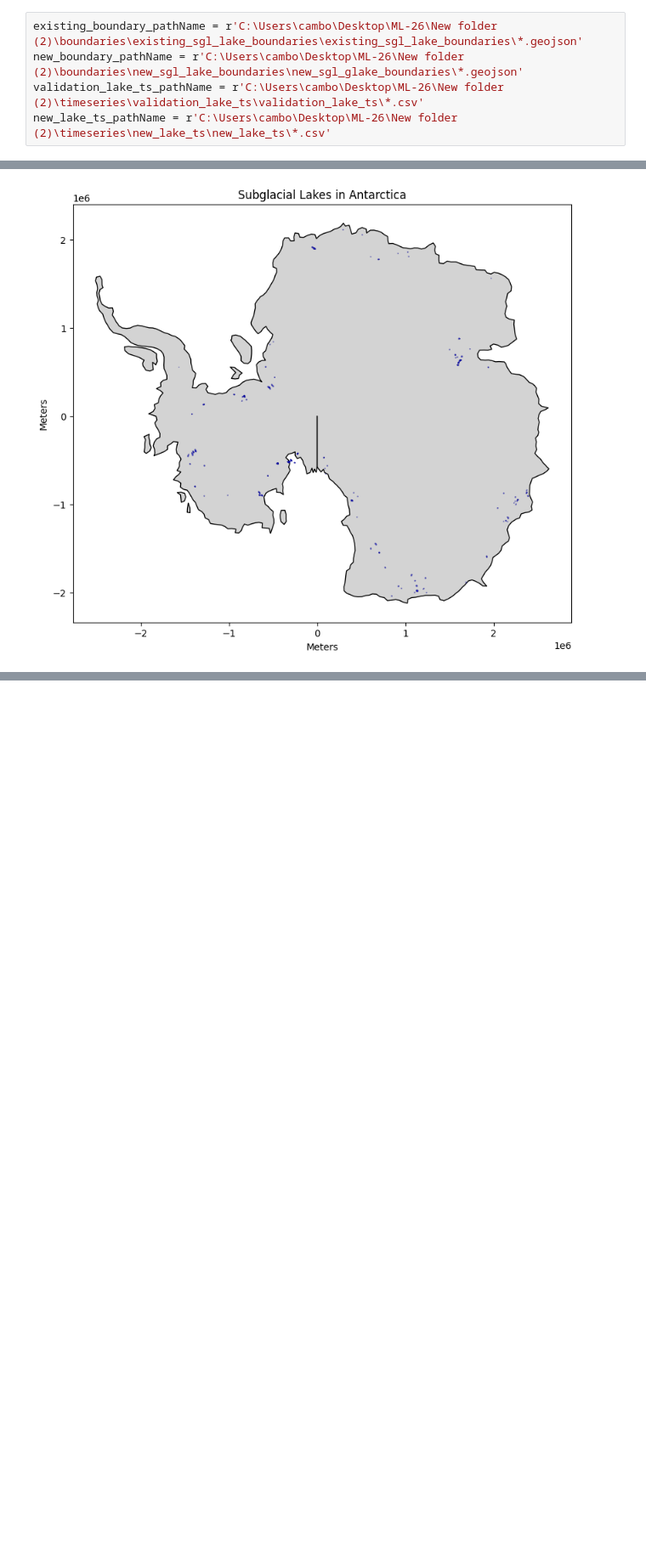
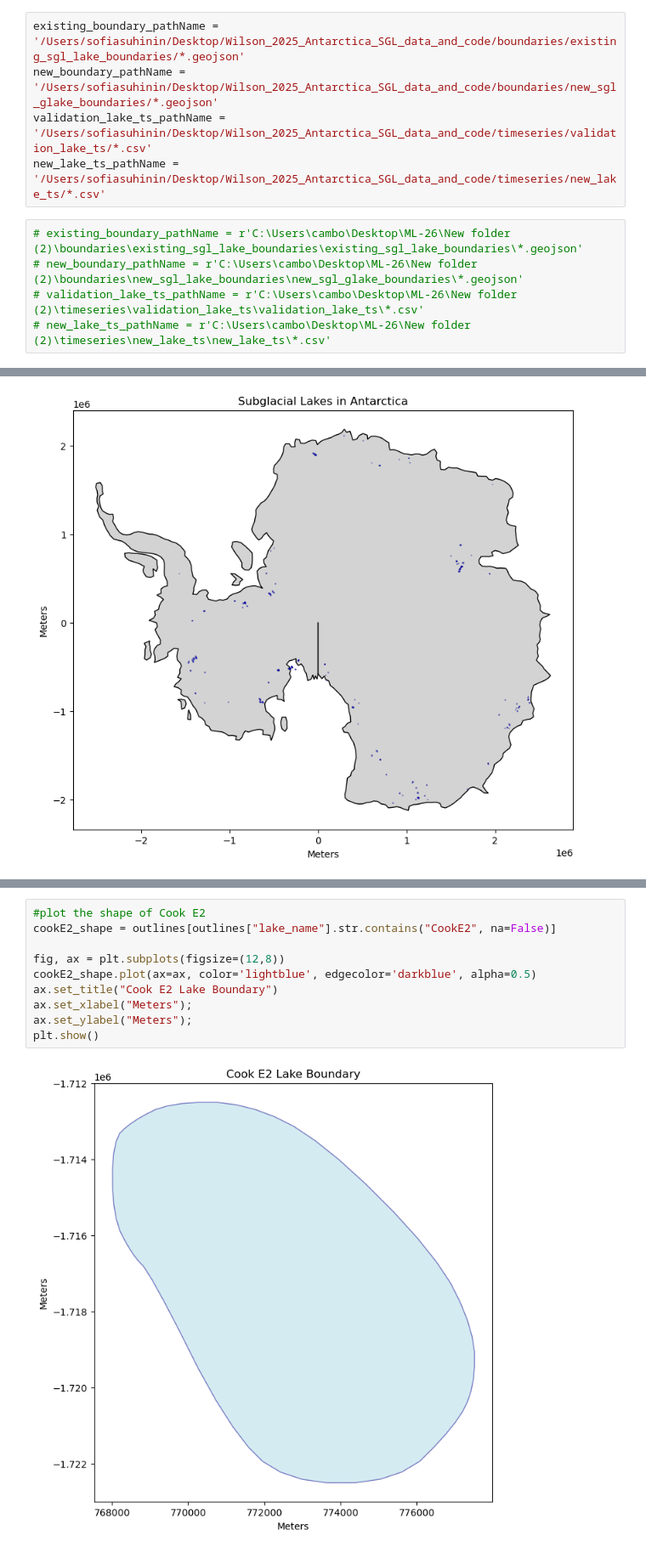
Before and after one commit to UW-MLGEO/MLGEO2026_Subglacial_Lakes, a Jupyter notebook: Notebooks/Wilson2025_DataVisualization.ipynb, the cells around one changed output, grey strips where cells are left out. Shown at 85% size. Saved outputs shown, nothing was run; the diff lists cells and outputs as text; blank space fills up the shorter version.

Commit message:
subglacial lake boundary visuals

```diff
--- a/Notebooks/Wilson2025_DataVisualization.ipynb
+++ b/Notebooks/Wilson2025_DataVisualization.ipynb
@@ -23,11 +23,16 @@ import glob
 import contextily as ctx
 from geodatasets import get_path
 import os
+# %%
+existing_boundary_pathName = '/Users/sofiasuhinin/Desktop/Wilson_2025_Antarctica_SGL_data_and_code/boundaries/existing_sgl_lake_boundaries/*.geojson'
+new_boundary_pathName = '/Users/sofiasuhinin/Desktop/Wilson_2025_Antarctica_SGL_data_and_code/boundaries/new_sgl_glake_boundaries/*.geojson'
+validation_lake_ts_pathName = '/Users/sofiasuhinin/Desktop/Wilson_2025_Antarctica_SGL_data_and_code/timeseries/validation_lake_ts/*.csv'
+new_lake_ts_pathName = '/Users/sofiasuhinin/Desktop/Wilson_2025_Antarctica_SGL_data_and_code/timeseries/new_lake_ts/*.csv'
 # %%
-existing_boundary_pathName = r'C:\Users\cambo\Desktop\ML-26\New folder (2)\boundaries\existing_sgl_lake_boundaries\existing_sgl_lake_boundaries\*.geojson'
-new_boundary_pathName = r'C:\Users\cambo\Desktop\ML-26\New folder (2)\boundaries\new_sgl_lake_boundaries\new_sgl_glake_boundaries\*.geojson'
-validation_lake_ts_pathName = r'C:\Users\cambo\Desktop\ML-26\New folder (2)\timeseries\validation_lake_ts\validation_lake_ts\*.csv'
-new_lake_ts_pathName = r'C:\Users\cambo\Desktop\ML-26\New folder (2)\timeseries\new_lake_ts\new_lake_ts\*.csv'
+# existing_boundary_pathName = r'C:\Users\cambo\Desktop\ML-26\New folder (2)\boundaries\existing_sgl_lake_boundaries\existing_sgl_lake_boundaries\*.geojson'
+# new_boundary_pathName = r'C:\Users\cambo\Desktop\ML-26\New folder (2)\boundaries\new_sgl_lake_boundaries\new_sgl_glake_boundaries\*.geojson'
+# validation_lake_ts_pathName = r'C:\Users\cambo\Desktop\ML-26\New folder (2)\timeseries\validation_lake_ts\validation_lake_ts\*.csv'
+# new_lake_ts_pathName = r'C:\Users\cambo\Desktop\ML-26\New folder (2)\timeseries\new_lake_ts\new_lake_ts\*.csv'
 # %%
 # import boundary files & shape of antartica (w/ help from DeepSeek)
 existing_filePaths = glob.glob(existing_boundary_pathName)
@@ -119,0 +125,12 @@ plt.show()
+# %%
+#plot the shape of Cook E2
+cookE2_shape = outlines[outlines["lake_name"].str.contains("CookE2", na=False)]
+
+fig, ax = plt.subplots(figsize=(12,8))
+cookE2_shape.plot(ax=ax, color='lightblue', edgecolor='darkblue', alpha=0.5)
+ax.set_title("Cook E2 Lake Boundary")
+ax.set_xlabel("Meters");
+ax.set_ylabel("Meters");
+plt.show()
+# %% [output]
+[figure, added]
```
Also changed, not shown: parts of 4 cells of this notebook, 1 other file.
